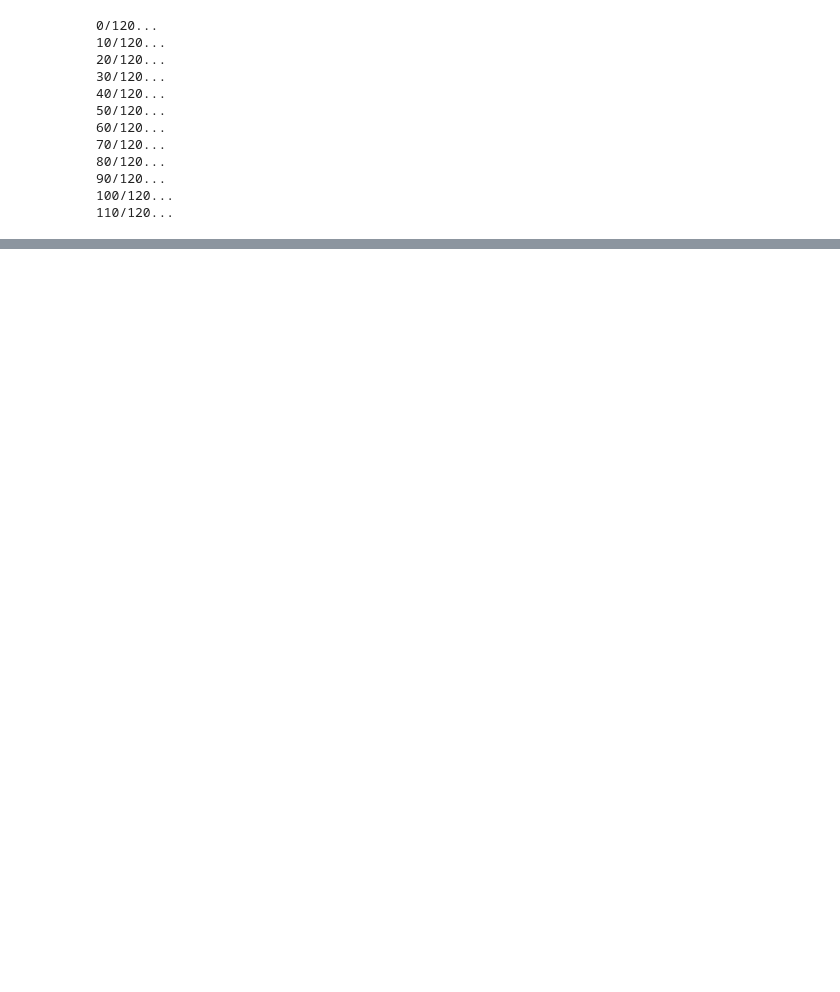
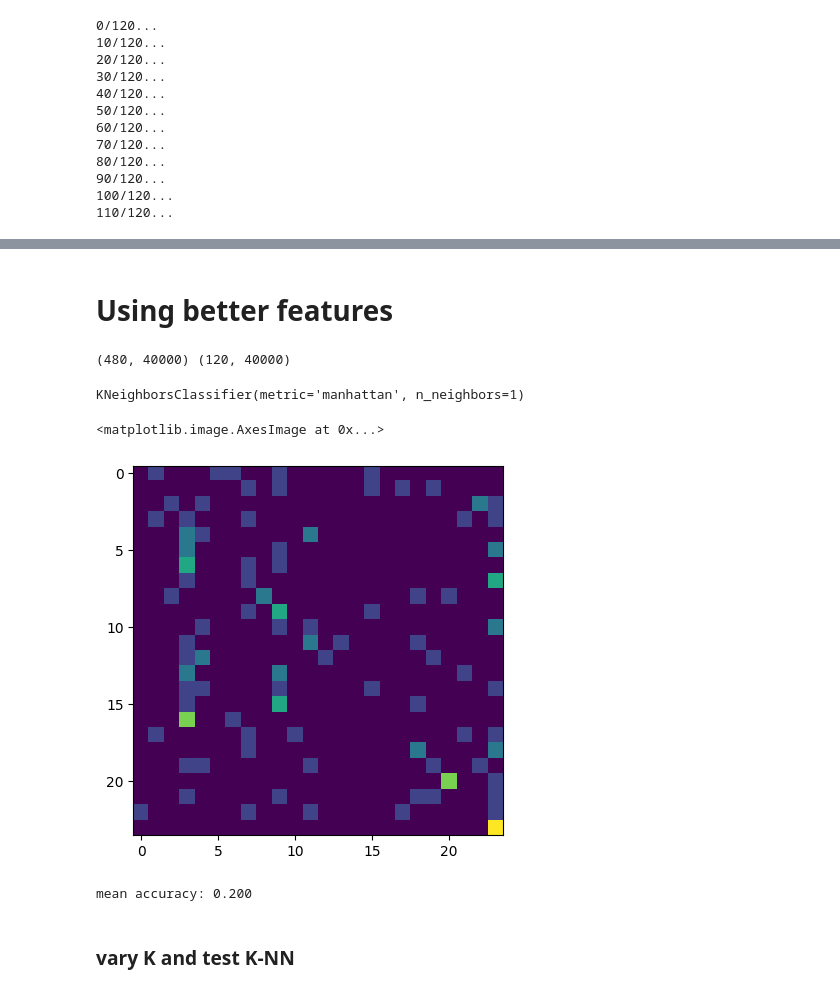
Before and after one commit to aimerykong/OIST-mini-course-CVML, a Jupyter notebook: code002_data_prep_NN.ipynb, the cells around one changed output, grey strips where cells are left out. Saved outputs shown, nothing was run; the diff lists cells and outputs as text; code cells hidden in the pictures; blank space fills up the shorter version.

```diff
--- a/code002_data_prep_NN.ipynb
+++ b/code002_data_prep_NN.ipynb
@@ -236,0 +313,42 @@ mean accuracy: 0.083
+# %% [markdown]
+# Using better features
+# %%
+X_train = np.asarray(train_imgs)
+X_train = X_train[:,
+                  X_train.shape[1]//2-100:X_train.shape[1]//2+100,
+                  X_train.shape[2]//2-100:X_train.shape[2]//2+100,
+                  0] # suppose the new feature is a 100x100 square region in image center
+X_train = X_train.reshape(X_train.shape[0], -1) / 255.0 - 0.5
+
+
+# do the same feature extraction for validation images
+X_val = np.asarray(val_imgs)
+X_val = X_val[:,
+                  X_val.shape[1]//2-100:X_val.shape[1]//2+100,
+                  X_val.shape[2]//2-100:X_val.shape[2]//2+100,
+                  0]
+X_val = X_val.reshape(X_val.shape[0], -1) / 255.0 - 0.5
+
+print(X_train.shape, X_val.shape)
+# %% [output]
+(480, 40000) (120, 40000)
+# %%
+clf = KNeighborsClassifier(n_neighbors=1, metric='manhattan')
+clf.fit(X_train, y_train)
+# %% [output]
+KNeighborsClassifier(metric='manhattan', n_neighbors=1)
+# %%
+predictions = clf.predict(X_val)
+# %%
+conf = sklearn.metrics.confusion_matrix(np.asarray(val_labellist), predictions, normalize='true')
+plt.imshow(conf)
+# %% [output]
+<matplotlib.image.AxesImage at 0x...>
+[figure, added]
+# %%
+per_class_acc = np.diag(conf)
+print('mean accuracy: %.3f' % per_class_acc.mean())
+# %% [output]
+mean accuracy: 0.200
+# %% [markdown]
+### vary K and test K-NN
```
Also changed, not shown: parts of 20 cells of this notebook.
